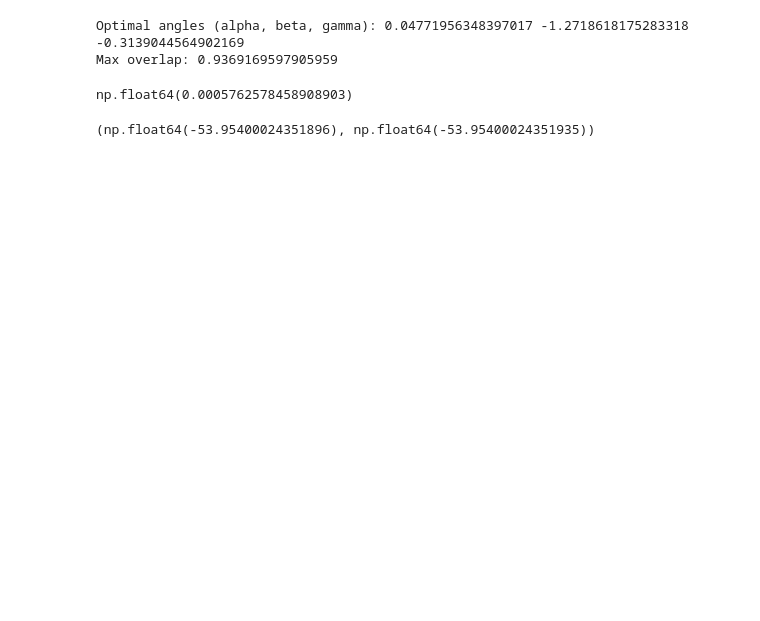
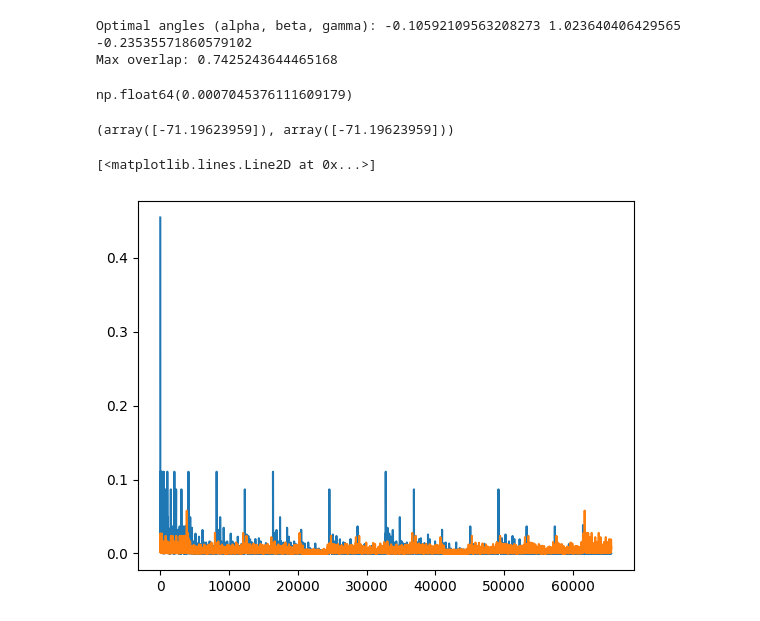
Before and after one commit to NilsNiggemann/DataMiningRBMs, a Jupyter notebook: Netket/optimal_rotation_test.ipynb, the cells around one changed output. Cells and saved outputs as stored; diff of their text form; code cells hidden in the pictures; blank space fills up the shorter version.

Commit message:
include unitary H

```diff
--- a/Netket/optimal_rotation_test.ipynb
+++ b/Netket/optimal_rotation_test.ipynb
@@ -72,7 +72,7 @@ def minimize_brute_force(objective, ranges, Ns=10):
 # result = minimize_brute_force(get_rotation_objective(exact_ground_state), [(-np.pi, np.pi)]*3, Ns=5)
 # result = scipy.optimize.brute(get_rotation_objective(exact_ground_state), [(-np.pi, np.pi)]*3, Ns=30)
 
-H_idx = 55
+H_idx = 102
 
 H_ran = construct_hamiltonian_bonds(Jijs[H_idx], hs[H_idx], bondss[H_idx])
 H = H_ran
@@ -86,54 +86,29 @@ alpha_opt, beta_opt, gamma_opt = result.x
 print("Optimal angles (alpha, beta, gamma):", alpha_opt, beta_opt, gamma_opt)
 print("Max overlap:", -result.fun)
 # %% [output]
-Optimal angles (alpha, beta, gamma): 0.04771956348397017 -1.2718618175283318 -0.3139044564902169
-Max overlap: 0.9369169597905959
+Optimal angles (alpha, beta, gamma): -0.10592109563208273 1.023640406429565 -0.23535571860579102
+Max overlap: 0.7425243644465168
 # %%
 # Evaluate the objective at zero rotation angles
 -get_rotation_objective(exact_ground_state)([0, 0, 0])
 # %% [output]
-np.float64(0.0005762578458908903)
+np.float64(0.0007045376111609179)
 # %%
-def construct_hamiltonian_bonds_unitary(Jijalphabeta, h, bonds, U):
-    N = h.shape[0]
-    hilbert = nk.hilbert.Spin(s=0.5, N=N)
-
-    Udagger = U.conj().T
-
-    # Pauli matrices as numpy arrays
-    pauli_matrices = [sx, sy, sz]
-    # Rotated Pauli matrices
-    pauli_rotated = [U @ p @ Udagger for p in pauli_matrices]
-
-    # Define local operators using the rotated matrices
-    def local_op(mat, site):
-        return nk.operator.LocalOperator(hilbert, mat, [site])
-
-    interaction_terms = [
-        Jijalphabeta[bond, alpha, beta] * local_op(pauli_rotated[alpha], i) * local_op(pauli_rotated[beta], j)
-        for (bond, (i, j)) in enumerate(bonds)
-        for alpha in range(3)
-        for beta in range(3)
-        if np.abs(Jijalphabeta[bond, alpha, beta]) > 1e-12
-    ]
-
-    field_terms = [
-        h[i, alpha] * local_op(pauli_rotated[alpha], i)
-        for i in range(N)
-        for alpha in range(3)
-        if np.abs(h[i, alpha]) > 1e-12
-    ]
-
-    ha = sum(interaction_terms, nk.operator.LocalOperator(hilbert)) + sum(field_terms, nk.operator.LocalOperator(hilbert))
-    return ha
 H_ran_rot = construct_hamiltonian_bonds_unitary(Jijs[H_idx], hs[H_idx], bondss[H_idx], get_U_single(alpha_opt, beta_opt, gamma_opt))
 # %%
-H_ran_rot = construct_hamiltonian_bonds_unitary(Jijs[H_idx], hs[H_idx], bondss[H_idx], np.eye(2))
-en_0, = nk.exact.lanczos_ed(H_ran, k=1, compute_eigenvectors=False)
-en_1, = nk.exact.lanczos_ed(H_ran_rot, k=1, compute_eigenvectors=False)
+H_ran_rot = construct_hamiltonian_bonds_unitary(Jijs[H_idx], hs[H_idx], bondss[H_idx], get_U_single(alpha_opt, beta_opt, gamma_opt))
+en_0,psi_0 = nk.exact.lanczos_ed(H_ran, k=1, compute_eigenvectors=True)
+en_1,psi_1 = nk.exact.lanczos_ed(H_ran_rot, k=1, compute_eigenvectors=True)
 en_0, en_1
 # %% [output]
-(np.float64(-53.95400024351896), np.float64(-53.95400024351935))
+(array([-71.19623959]), array([-71.19623959]))
+# %%
+import matplotlib.pyplot as plt
+plt.plot(np.abs(psi_0[:,0]), label='Original Hamiltonian')
+plt.plot(np.abs(psi_1[:,0]), label='Rotated Hamiltonian')
+# %% [output]
+[<matplotlib.lines.Line2D at 0x...>]
+[figure, added]
 # %%
 params_0 = generate_params(
     alpha=1,
```
Also changed, not shown: parts of 4 cells of this notebook, 1 other file.
